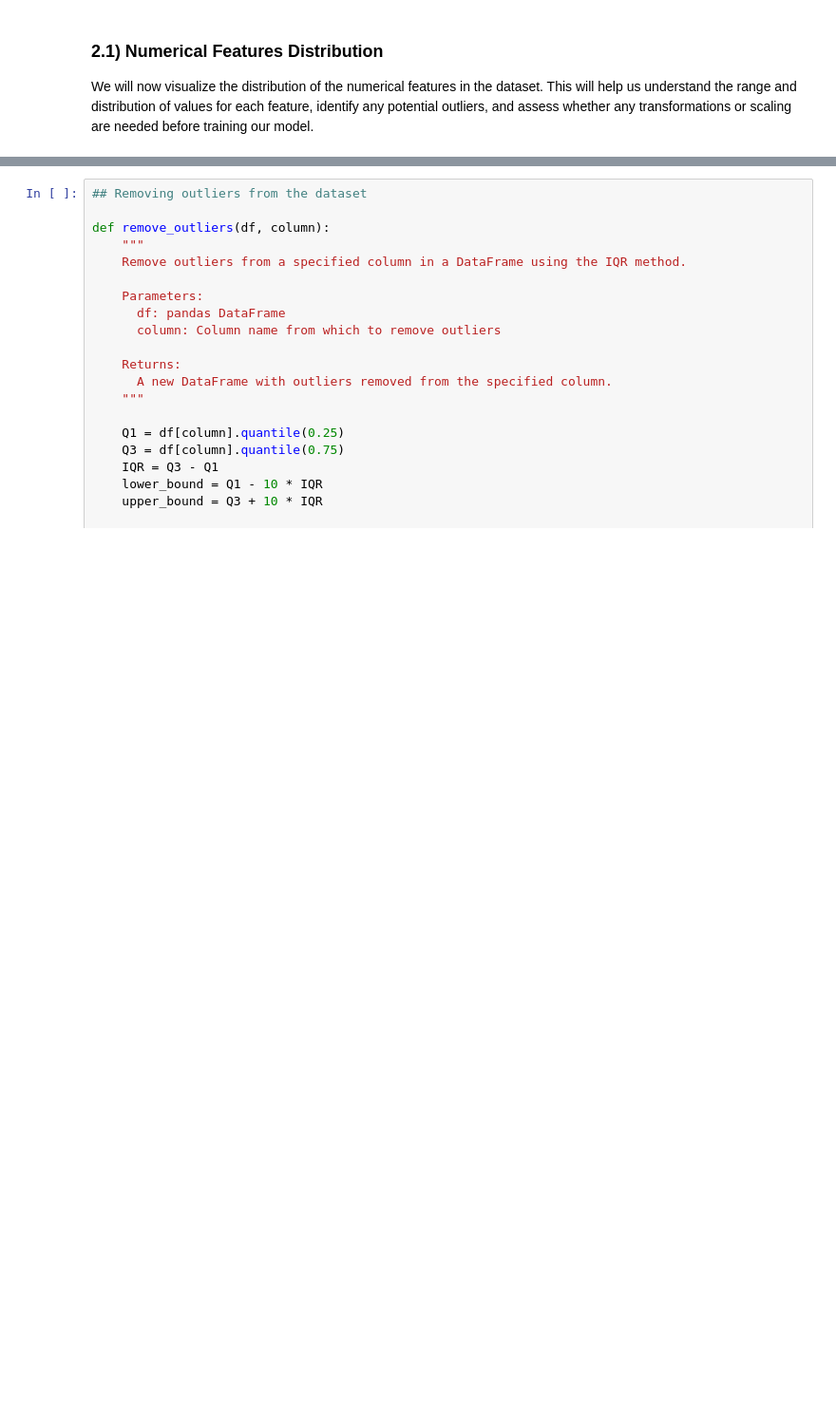
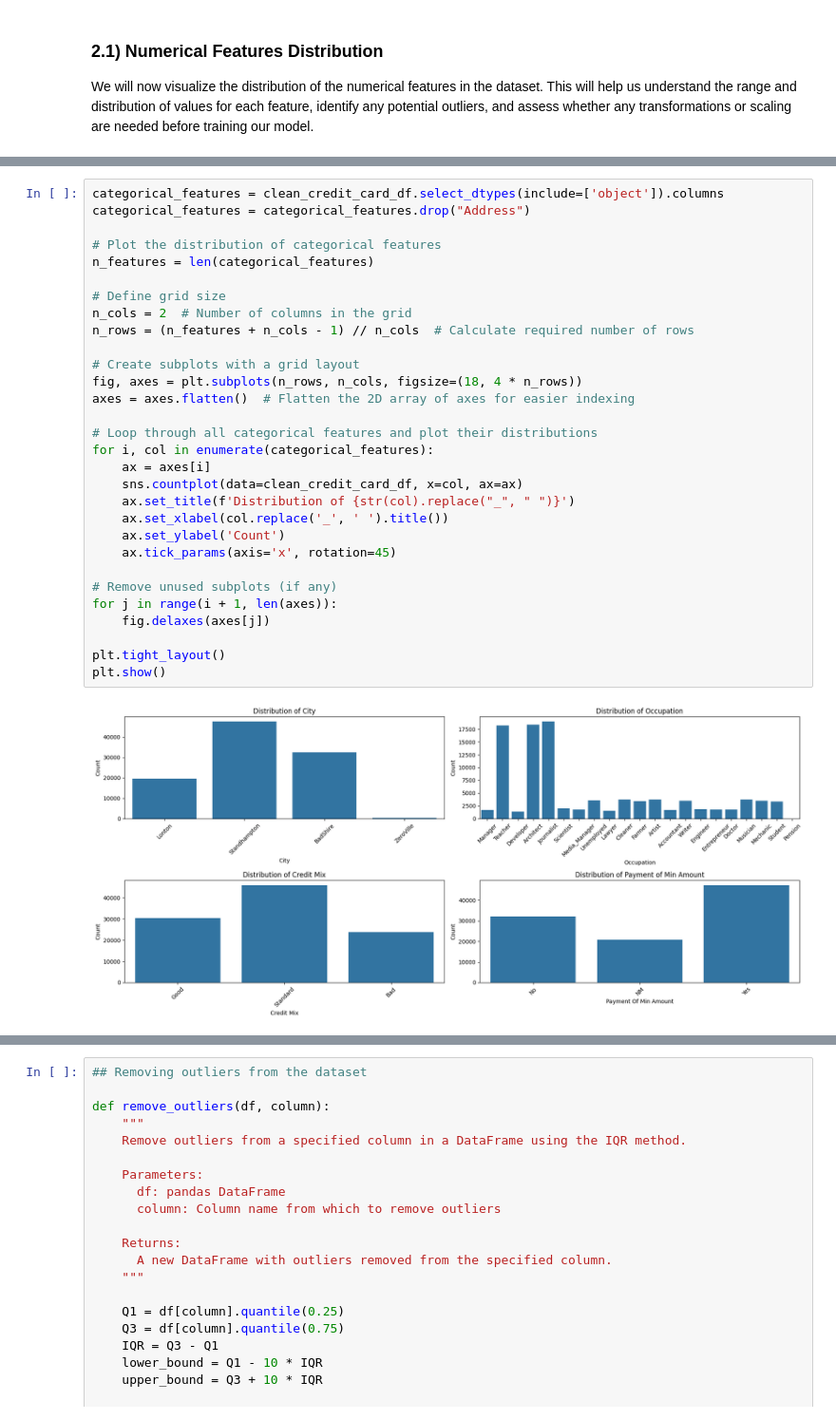
Before and after one commit to lelloxx/Advanced_Coding_Project_LUISS_2024-25, a Jupyter notebook: EDA.ipynb, the cells around one changed output, grey strips where cells are left out. Shown at 95% size. Cells and saved outputs as stored; diff of their text form; blank space fills up the shorter version.

```diff
--- a/EDA.ipynb
+++ b/EDA.ipynb
@@ -245,0 +239,32 @@ clean_credit_card_df.to_csv('cleaned_credit_card_data_final.csv', index=False)
+# %%
+categorical_features = clean_credit_card_df.select_dtypes(include=['object']).columns
+categorical_features = categorical_features.drop("Address")
+
+# Plot the distribution of categorical features
+n_features = len(categorical_features)
+
+# Define grid size
+n_cols = 2  # Number of columns in the grid
+n_rows = (n_features + n_cols - 1) // n_cols  # Calculate required number of rows
+
+# Create subplots with a grid layout
+fig, axes = plt.subplots(n_rows, n_cols, figsize=(18, 4 * n_rows))
+axes = axes.flatten()  # Flatten the 2D array of axes for easier indexing
+
+# Loop through all categorical features and plot their distributions
+for i, col in enumerate(categorical_features):
+    ax = axes[i]
+    sns.countplot(data=clean_credit_card_df, x=col, ax=ax)
+    ax.set_title(f'Distribution of {str(col).replace("_", " ")}')
+    ax.set_xlabel(col.replace('_', ' ').title())
+    ax.set_ylabel('Count')
+    ax.tick_params(axis='x', rotation=45)
+
+# Remove unused subplots (if any)
+for j in range(i + 1, len(axes)):
+    fig.delaxes(axes[j])
+
+plt.tight_layout()
+plt.show()
+# %% [output]
+[figure, added]
```
Also changed, not shown: parts of 17 cells of this notebook, 1 other file.
